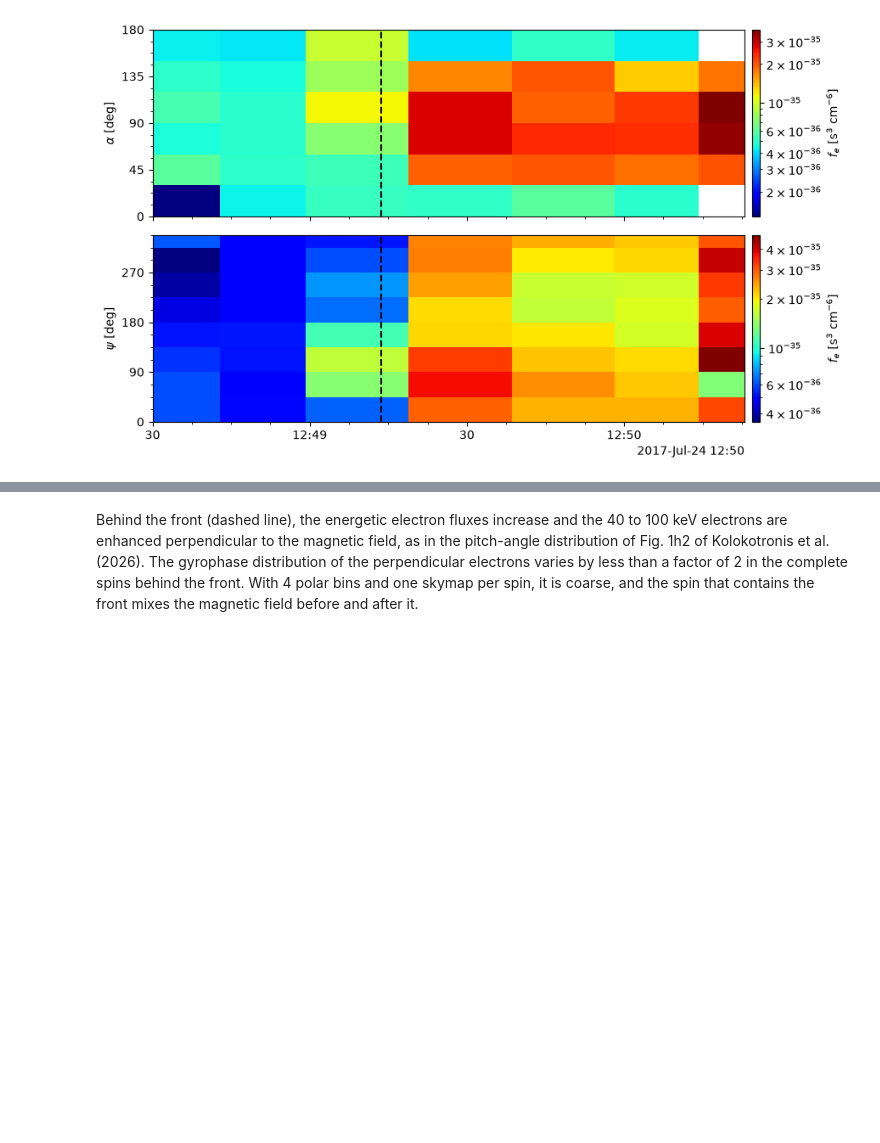
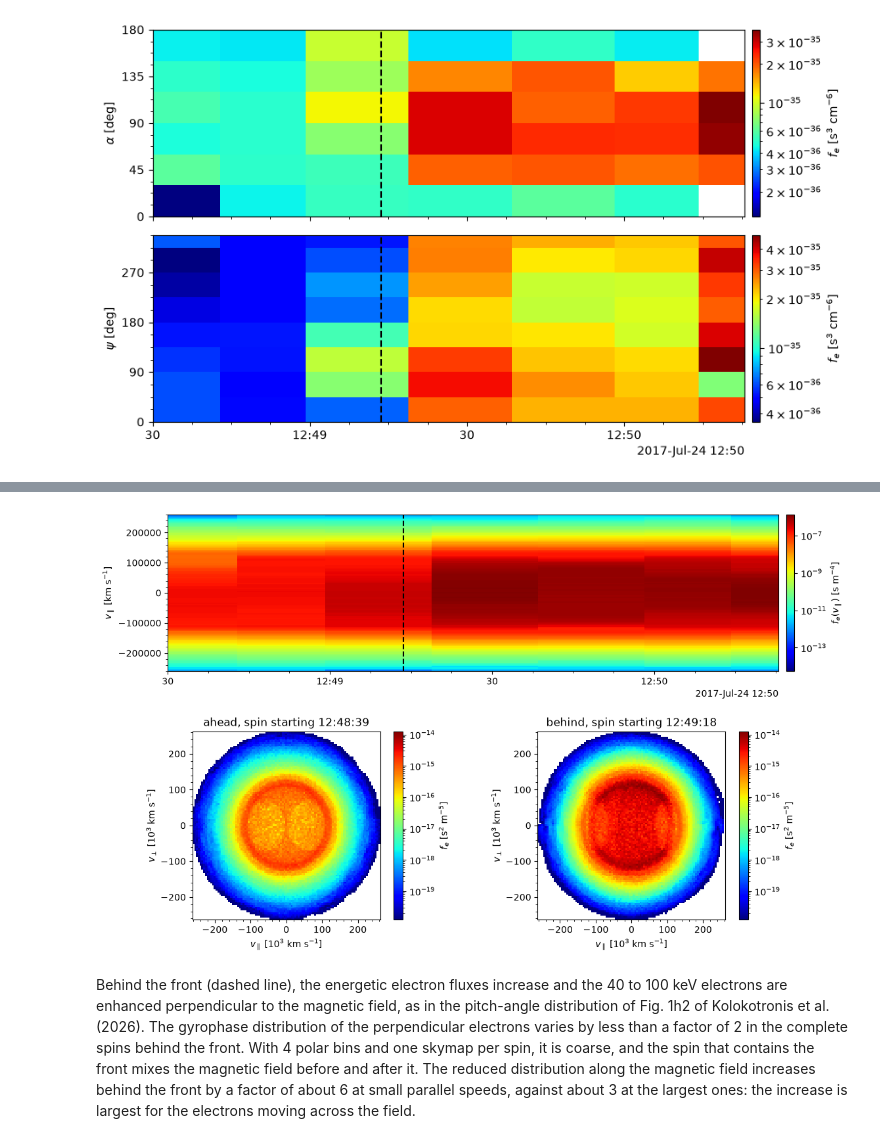
Before and after one commit to louis-richard/irfu-python, a Jupyter notebook: docs/examples/01_mms/example_mms_feeps_skymap.ipynb, the cells around one changed output, grey strips where cells are left out. Saved outputs shown, nothing was run; the diff lists cells and outputs as text; code cells hidden in the pictures; blank space fills up the shorter version.

```diff
--- a/docs/examples/01_mms/example_mms_feeps_skymap.ipynb
+++ b/docs/examples/01_mms/example_mms_feeps_skymap.ipynb
@@ -225,2 +257,32 @@ axs[-1].set_xlim(np.datetime64(tint[0]), np.datetime64(tint[1]));
+# %%
+f = plt.figure(figsize=(12, 8))
+gsp = f.add_gridspec(2, 2, height_ratios=[1, 1.2], hspace=0.35, wspace=0.3)
+
+ax = f.add_subplot(gsp[0, :])
+f_para_t = spin_centres(f_para.where(f_para > 0))
+_, cax = plot_spectr(ax, f_para_t, cscale="log", cmap="jet")
+cax.set_ylabel("$f_e(v_\\parallel)$ [s m$^{-4}$]")
+ax.axvline(t_df, color="k", linestyle="--")
+ax.set_ylabel("$v_\\parallel$ [km s$^{-1}$]")
+ax.set_xlim(np.datetime64(tint[0]), np.datetime64(tint[1]))
+
+f_max = max(np.nanmax(f_side.data) for f_side in f_2d.values())
+for i, (side, f_side) in enumerate(f_2d.items()):
+    ax = f.add_subplot(gsp[1, i])
+    data = f_side.data[0].T
+    mesh = ax.pcolormesh(
+        f_side.vx.data / 1e3,
+        f_side.vy.data / 1e3,
+        np.where(data > 0, data, np.nan),
+        norm=LogNorm(vmin=1e-6 * f_max, vmax=f_max),
+        cmap="jet",
+    )
+    f.colorbar(mesh, ax=ax, label="$f_e$ [s$^2$ m$^{-5}$]")
+    ax.set_aspect("equal")
+    ax.set_xlabel("$v_\\parallel$ [$10^3$ km s$^{-1}$]")
+    ax.set_ylabel("$v_\\perp$ [$10^3$ km s$^{-1}$]")
+    ax.set_title(f"{side}, spin starting {str(f_side.time.data[0])[11:19]}")
+# %% [output]
+[figure, added]
 # %% [markdown]
-Behind the front (dashed line), the energetic electron fluxes increase and the 40 to 100 keV electrons are enhanced perpendicular to the magnetic field, as in the pitch-angle distribution of Fig. 1h2 of Kolokotronis et al. (2026). The gyrophase distribution of the perpendicular electrons varies by less than a factor of 2 in the complete spins behind the front. With 4 polar bins and one skymap per spin, it is coarse, and the spin that contains the front mixes the magnetic field before and after it.
+Behind the front (dashed line), the energetic electron fluxes increase and the 40 to 100 keV electrons are enhanced perpendicular to the magnetic field, as in the pitch-angle distribution of Fig. 1h2 of Kolokotronis et al. (2026). The gyrophase distribution of the perpendicular electrons varies by less than a factor of 2 in the complete spins behind the front. With 4 polar bins and one skymap per spin, it is coarse, and the spin that contains the front mixes the magnetic field before and after it. The reduced distribution along the magnetic field increases behind the front by a factor of about 6 at small parallel speeds, against about 3 at the largest ones: the increase is largest for the electrons moving across the field.
```
Also changed, not shown: parts of 4 cells of this notebook.
